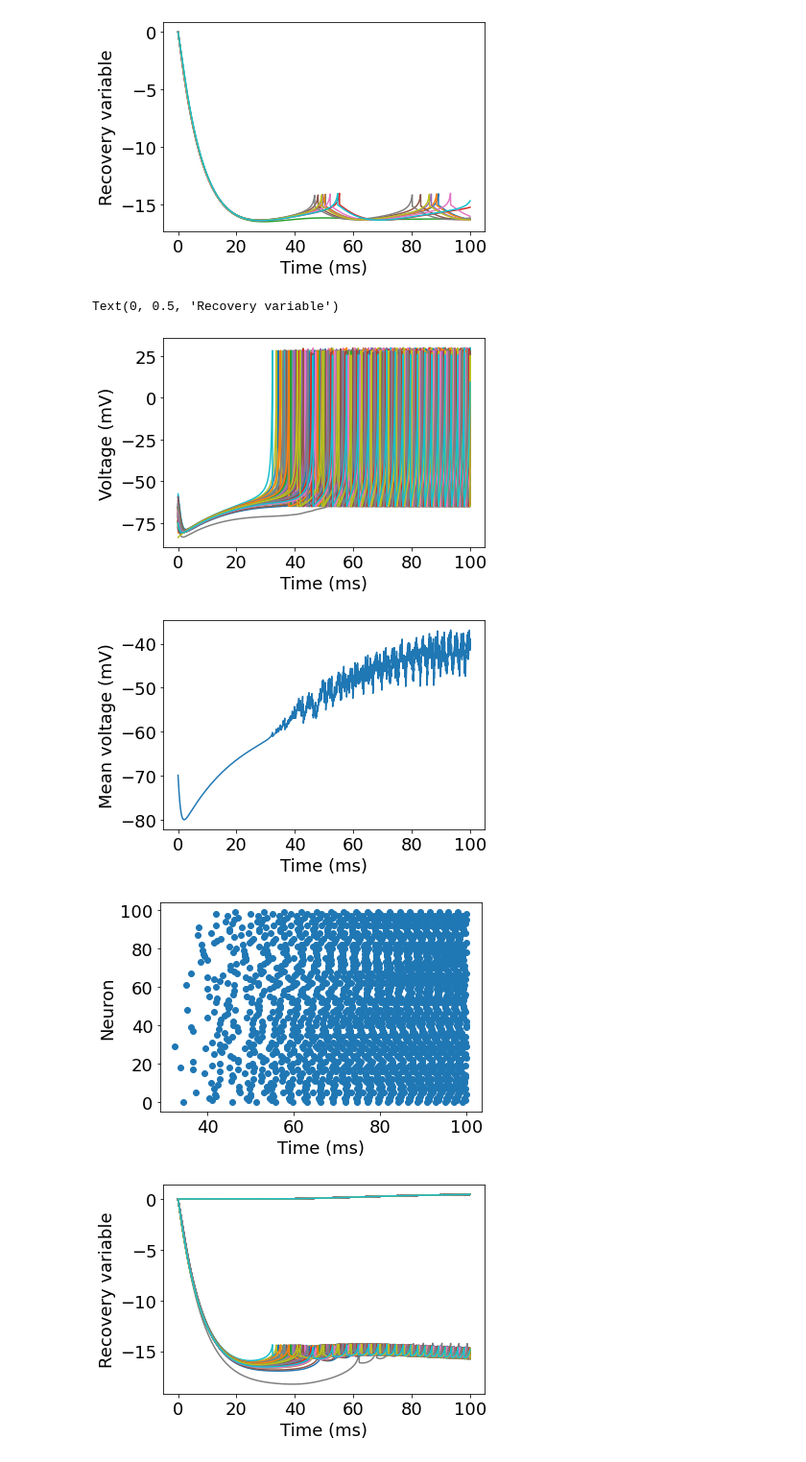
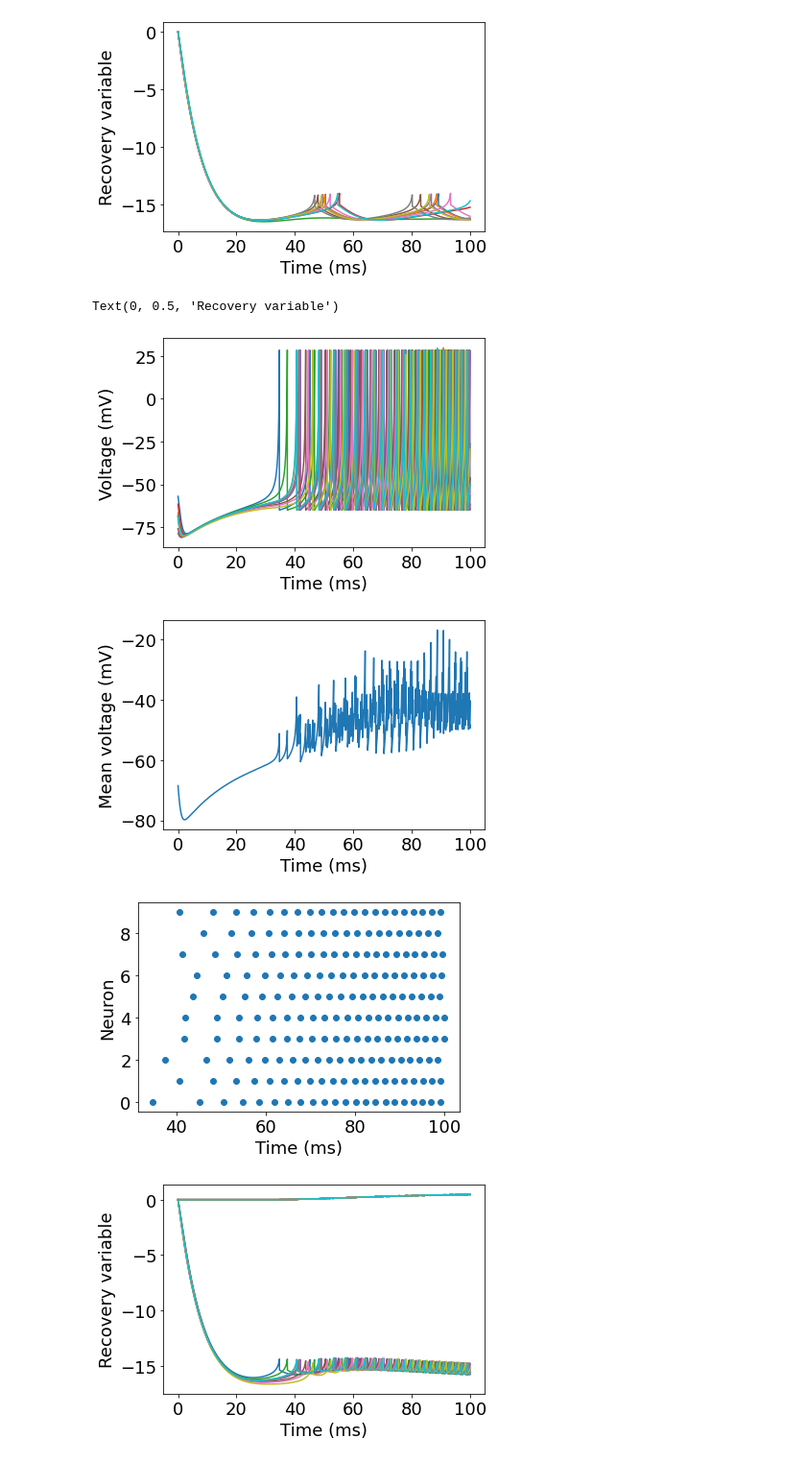
Before and after one commit to davidkelly2002/Final-Year-Project, a Jupyter notebook: Basic Neuron Model.ipynb, the cells around one changed output. Shown at 96% size. Cells and saved outputs as stored; diff of their text form; code cells hidden in the pictures.

```diff
--- a/Basic Neuron Model.ipynb
+++ b/Basic Neuron Model.ipynb
@@ -138,7 +138,7 @@ import random
 
 np.random.seed(101)
 
-N = 100
+N = 10
 T = 100
 M = 50000
 dt = 0.005
@@ -235,37 +235,37 @@ font = {'family': 'Times', 'weight': 'normal', 'size': 18}
 plt.rc('font', **font)
 
 
 plt.figure()
 plt.plot(t_all, y_all[:N, :].T)
 plt.xlabel('Time (ms)')
 plt.ylabel('Voltage (mV)')
 
 
 
 plt.figure()
 plt.plot(t_all, y_all[:N, :].mean(axis=0))
 plt.xlabel('Time (ms)')
 plt.ylabel('Mean voltage (mV)')
 
 
 
 spike_times = spike_times[:spikeCounter, :]
 plt.figure()
 plt.scatter(spike_times[:, 0], spike_times[:, 1])
 plt.xlabel('Time (ms)')
 plt.ylabel('Neuron')
 
 
 plt.figure()
 plt.plot(t_all, y_all[N:, :].T)
 plt.xlabel('Time (ms)')
 plt.ylabel('Recovery variable')
 # %% [output]
 Text(0, 0.5, 'Recovery variable')
-[figure, old version]
+[figure, new version]
-[figure, old version]
+[figure, new version]
-[figure, old version]
+[figure, new version]
-[figure, old version]
+[figure, new version]
 # %%
 # Define synaptic coupling matrix
 g = np.zeros((N, N))
```
Also changed, not shown: parts of 1 cell of this notebook.
